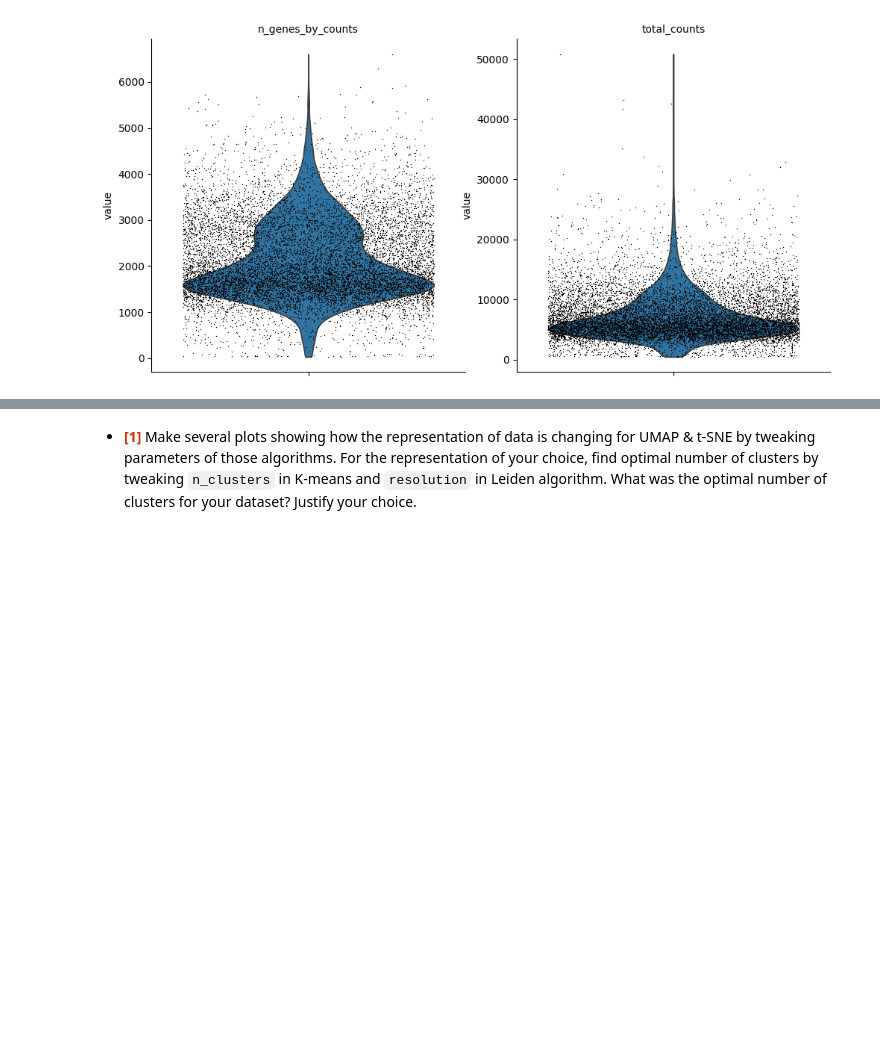
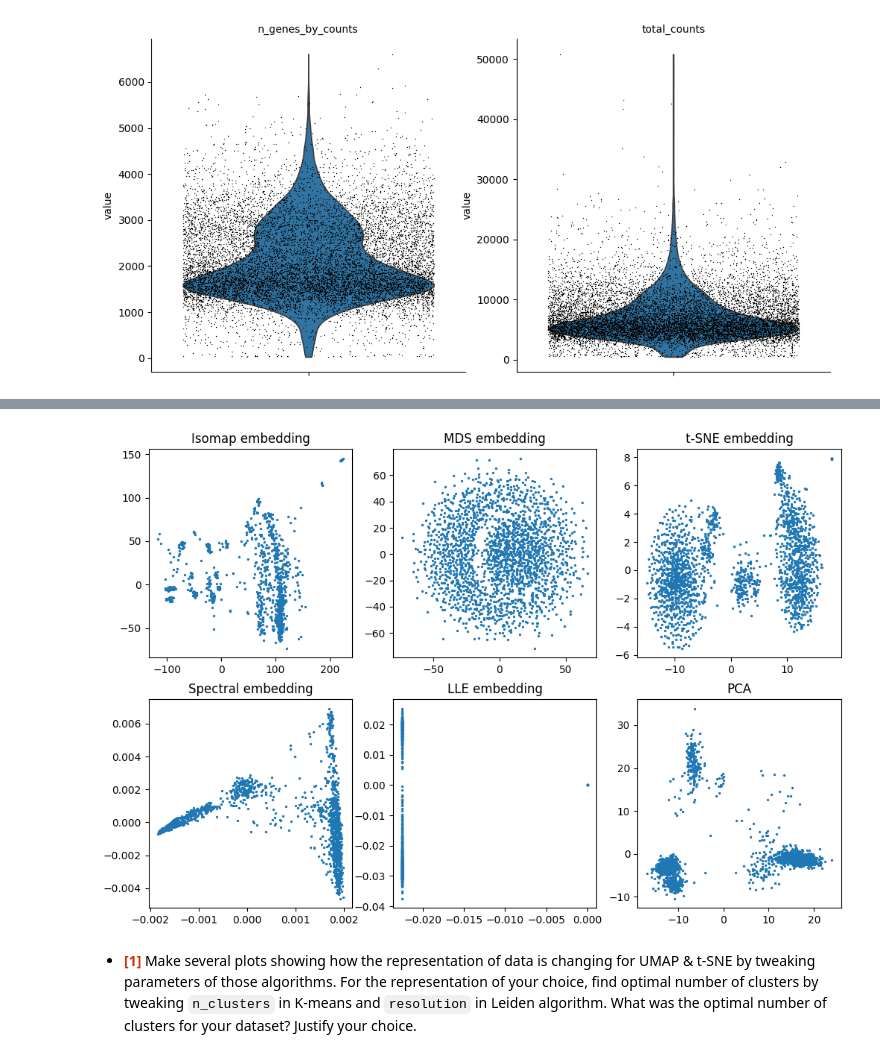
Before and after one commit to bulatych/ML_HSE, a Jupyter notebook: homeworks/HW_6_(clustering_&_reduction).ipynb, the cells around one changed output, grey strips where cells are left out. Saved outputs shown, nothing was run; the diff lists cells and outputs as text; code cells hidden in the pictures; blank space fills up the shorter version.

```diff
--- a/homeworks/HW_6_(clustering_&_reduction).ipynb
+++ b/homeworks/HW_6_(clustering_&_reduction).ipynb
@@ -116,3 +234,30 @@ sc.pl.violin(
+# %%
+from sklearn.manifold import Isomap, MDS, TSNE, SpectralEmbedding, LocallyLinearEmbedding
+from sklearn.decomposition import PCA
+
+# Set of models to work with
+embeddings = {
+    "Isomap embedding": Isomap(n_components=2),
+    "MDS embedding": MDS(n_components=2, n_init=1, max_iter=100),
+    "t-SNE embedding": TSNE(n_components=2, init='pca', learning_rate='auto', random_state=42),
+    "Spectral embedding": SpectralEmbedding(n_components=2, random_state=32),
+    "LLE embedding": LocallyLinearEmbedding(n_components=2, method="modified"),
+    "PCA": PCA(n_components=2)
+}
+# %%
+import matplotlib.pyplot as plt
+
+fig, axes = plt.subplots(2, 3, figsize=(12, 8))
+axes = axes.ravel()
+
+assert len(axes) == len(embeddings)
+
+for ax, (name, model) in zip(axes, embeddings.items()):
+  ax.set_title(name)
+  transformed = model.fit_transform(X)
+  ax.scatter(transformed[:, 0], transformed[:, 1], s=2)
+# %% [output]
+[figure, added]
 # %% [markdown]
 
 * <font color=#c30>**[1]**</font>  Make several plots showing how the representation of data is changing for UMAP & t-SNE by tweaking parameters of those algorithms. For the representation of your choice, find optimal number of clusters by tweaking `n_clusters` in K-means and `resolution` in Leiden algorithm. What was the optimal number of clusters for your dataset? Justify your choice.
```
Also changed, not shown: parts of 15 cells of this notebook.
